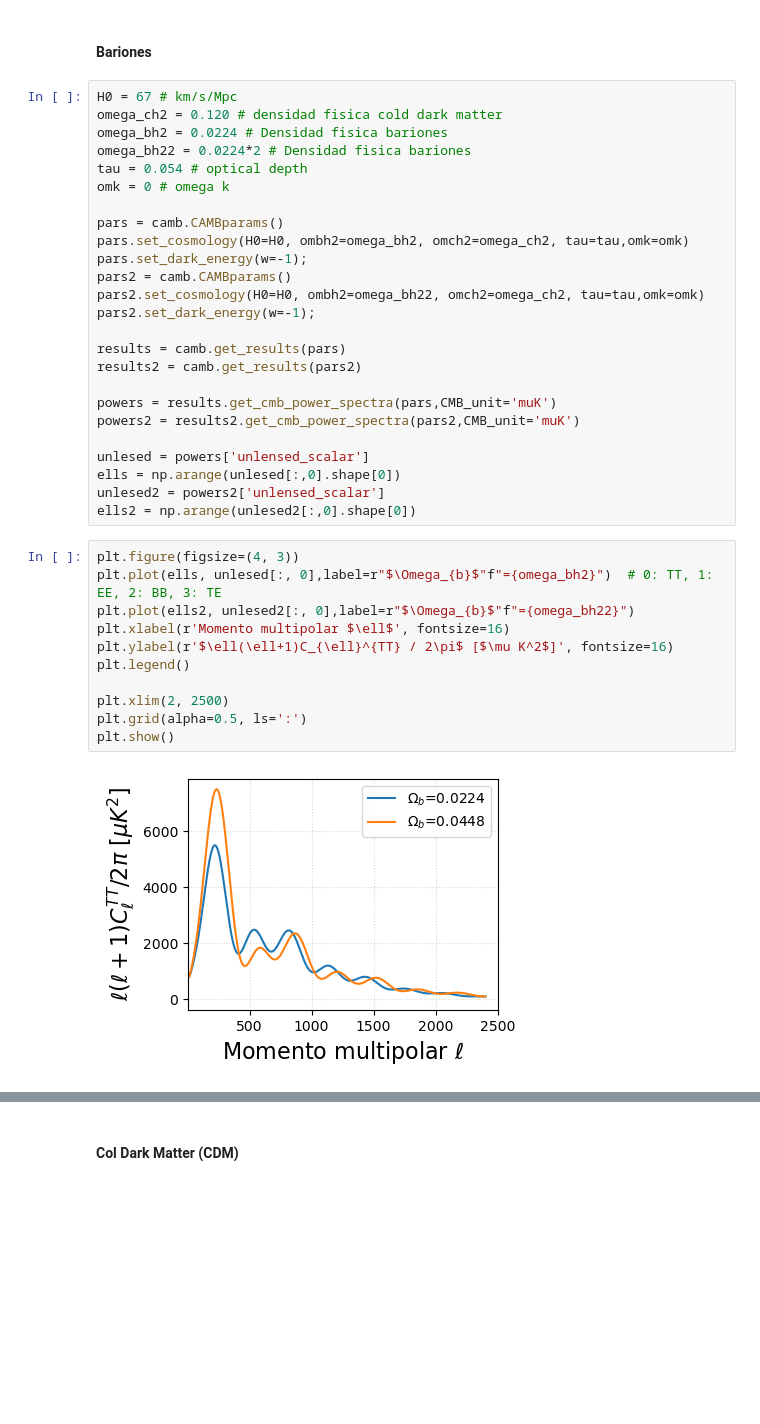
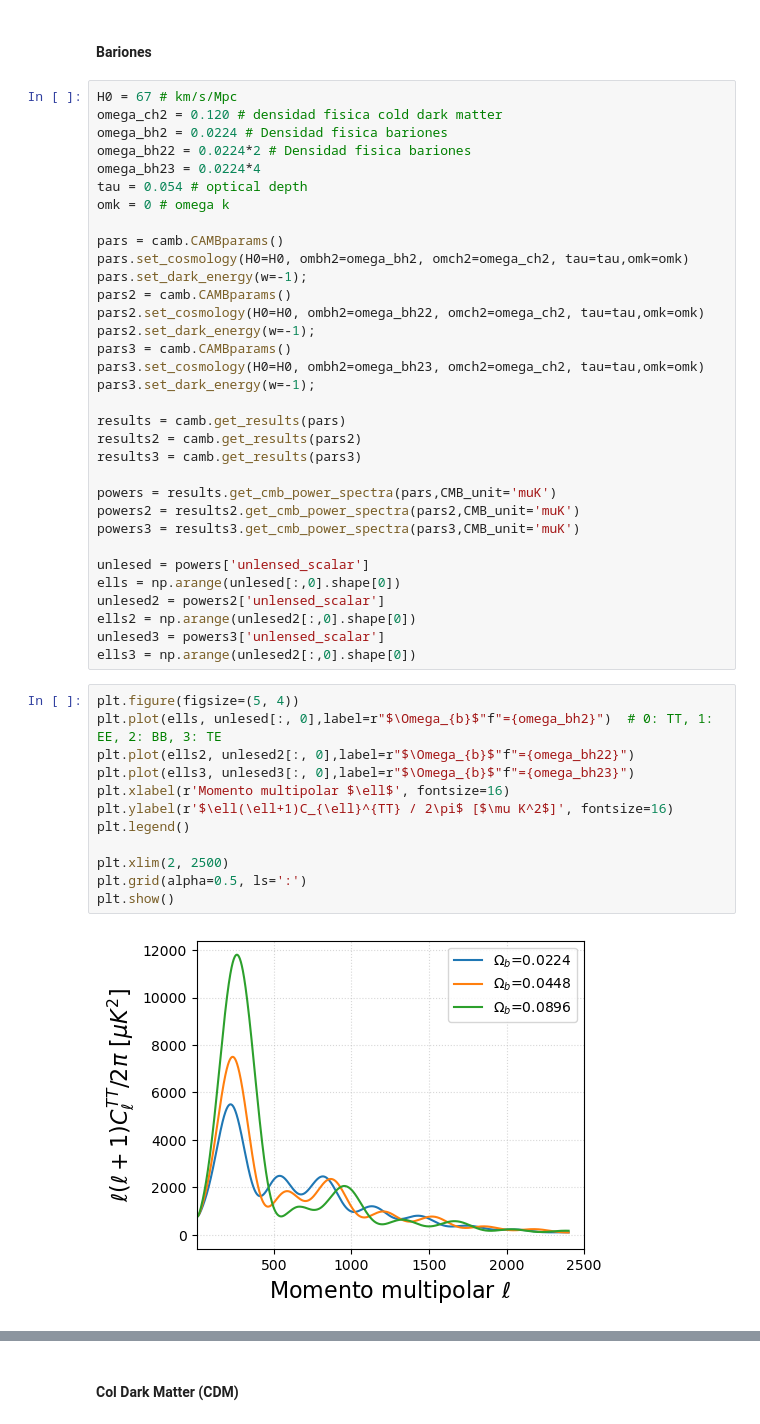
Before and after one commit to alejandro542/Cosmo-tareas, a Jupyter notebook: TAREA 2/Codigo.ipynb, the cells around one changed output, grey strips where cells are left out. Saved outputs shown, nothing was run; the diff lists cells and outputs as text; blank space fills up the shorter version.

```diff
--- a/TAREA 2/Codigo.ipynb
+++ b/TAREA 2/Codigo.ipynb
@@ -313,6 +313,7 @@ H0 = 67 # km/s/Mpc
 omega_ch2 = 0.120 # densidad fisica cold dark matter
 omega_bh2 = 0.0224 # Densidad fisica bariones
 omega_bh22 = 0.0224*2 # Densidad fisica bariones
+omega_bh23 = 0.0224*4
 tau = 0.054 # optical depth
 omk = 0 # omega k
 
@@ -322,28 +323,36 @@ pars.set_dark_energy(w=-1);
 pars2 = camb.CAMBparams()
 pars2.set_cosmology(H0=H0, ombh2=omega_bh22, omch2=omega_ch2, tau=tau,omk=omk)
 pars2.set_dark_energy(w=-1);
+pars3 = camb.CAMBparams()
+pars3.set_cosmology(H0=H0, ombh2=omega_bh23, omch2=omega_ch2, tau=tau,omk=omk)
+pars3.set_dark_energy(w=-1);
 
 results = camb.get_results(pars)
 results2 = camb.get_results(pars2)
+results3 = camb.get_results(pars3)
 
 powers = results.get_cmb_power_spectra(pars,CMB_unit='muK')
 powers2 = results2.get_cmb_power_spectra(pars2,CMB_unit='muK')
+powers3 = results3.get_cmb_power_spectra(pars3,CMB_unit='muK')
 
 unlesed = powers['unlensed_scalar']
 ells = np.arange(unlesed[:,0].shape[0])
 unlesed2 = powers2['unlensed_scalar']
 ells2 = np.arange(unlesed2[:,0].shape[0])
+unlesed3 = powers3['unlensed_scalar']
+ells3 = np.arange(unlesed2[:,0].shape[0])
 # %%
-plt.figure(figsize=(4, 3))
+plt.figure(figsize=(5, 4))
 plt.plot(ells, unlesed[:, 0],label=r"$\Omega_{b}$"f"={omega_bh2}")  # 0: TT, 1: EE, 2: BB, 3: TE
 plt.plot(ells2, unlesed2[:, 0],label=r"$\Omega_{b}$"f"={omega_bh22}")
+plt.plot(ells3, unlesed3[:, 0],label=r"$\Omega_{b}$"f"={omega_bh23}")
 plt.xlabel(r'Momento multipolar $\ell$', fontsize=16)
 plt.ylabel(r'$\ell(\ell+1)C_{\ell}^{TT} / 2\pi$ [$\mu K^2$]', fontsize=16)
 plt.legend()
 
 plt.xlim(2, 2500)
 plt.grid(alpha=0.5, ls=':')
 plt.show()
 # %% [output]
-[figure, old version]
+[figure, new version]
 # %% [markdown]
```
Also changed, not shown: parts of 2 cells of this notebook, 3 other files.
